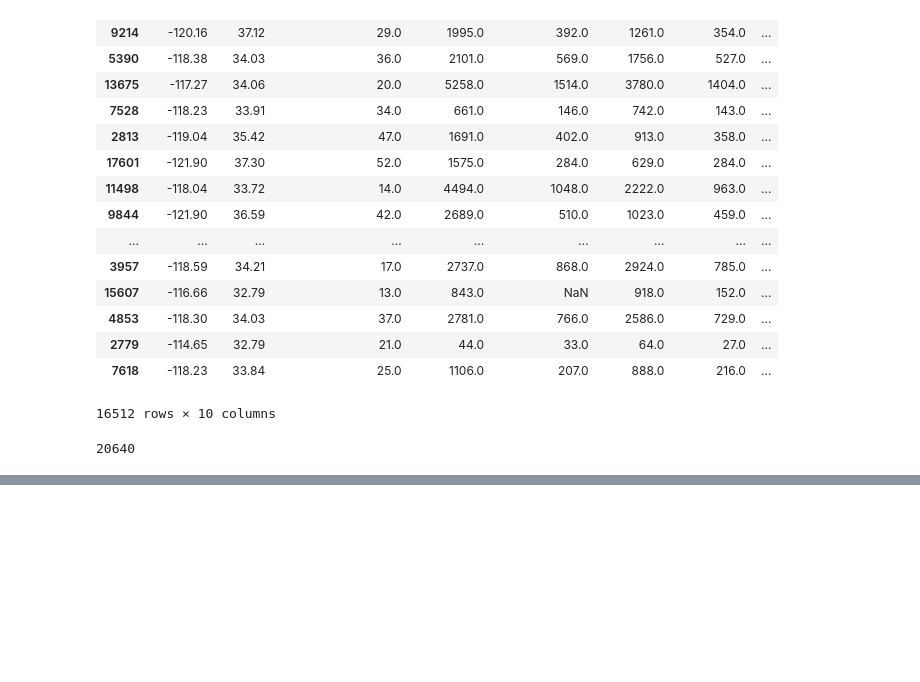
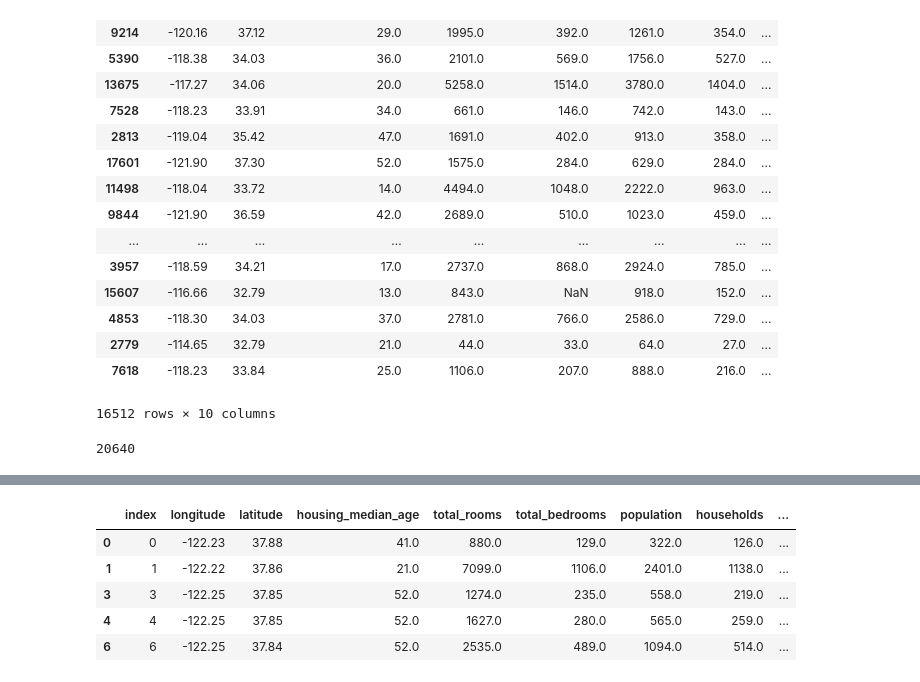
Before and after one commit to battyone/python_tutorial, a Jupyter notebook: handson-ml/01 housing/notebook/Housing.ipynb, the cells around one changed output, grey strips where cells are left out. Cells and saved outputs as stored; diff of their text form; code cells hidden in the pictures; blank space fills up the shorter version.

```diff
--- a/handson-ml/01 housing/notebook/Housing.ipynb
+++ b/handson-ml/01 housing/notebook/Housing.ipynb
@@ -81,0 +92,12 @@ len(train_set) + len(test_set)
+# %%
+housing_with_id = housing.reset_index()
+train_set, test_set = split_train_test_by_id(housing_with_id, 0.2, "index")
+
+train_set.head()
+# %% [output]
+|  | index | longitude | latitude | housing_median_age | total_rooms | total_bedrooms | population | households | ... |
+| 0 | 0 | -122.23 | 37.88 | 41.0 | 880.0 | 129.0 | 322.0 | 126.0 | ... |
+| 1 | 1 | -122.22 | 37.86 | 21.0 | 7099.0 | 1106.0 | 2401.0 | 1138.0 | ... |
+| 3 | 3 | -122.25 | 37.85 | 52.0 | 1274.0 | 235.0 | 558.0 | 219.0 | ... |
+| 4 | 4 | -122.25 | 37.85 | 52.0 | 1627.0 | 280.0 | 565.0 | 259.0 | ... |
+| 6 | 6 | -122.25 | 37.84 | 52.0 | 2535.0 | 489.0 | 1094.0 | 514.0 | ... |
```
Also changed, not shown: parts of 1 cell of this notebook.
